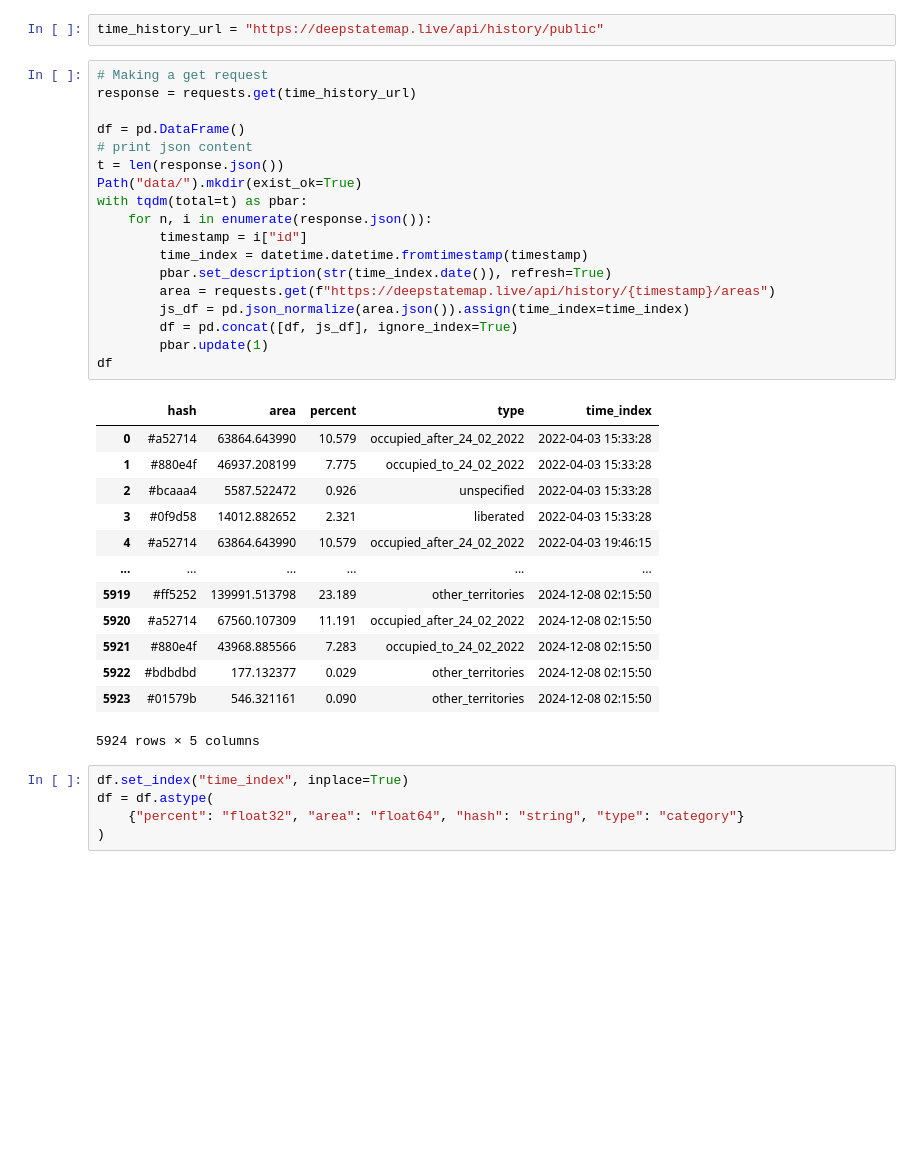
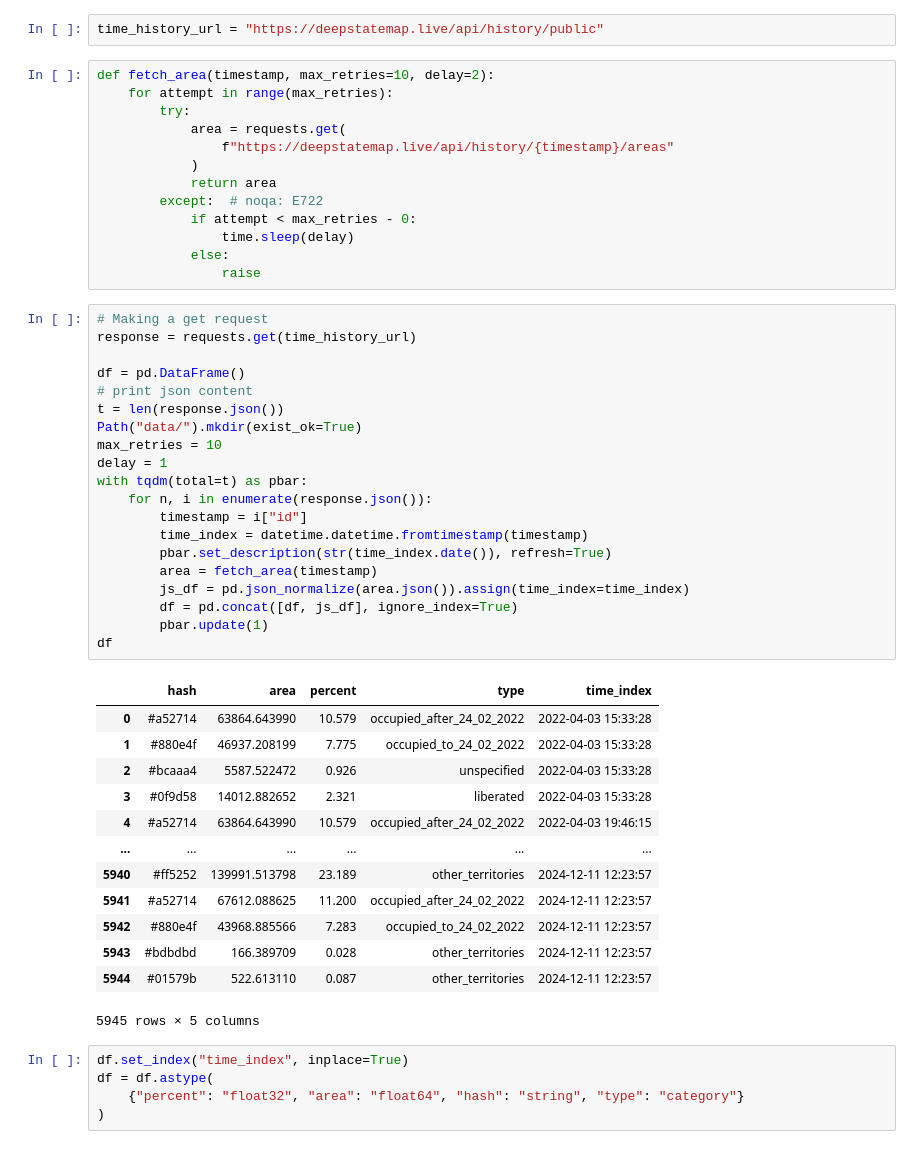
Before and after one commit to HexQuant/rua, a Jupyter notebook: area.ipynb, the cells around one changed output. Cells and saved outputs as stored; diff of their text form; blank space fills up the shorter version.

```diff
--- a/area.ipynb
+++ b/area.ipynb
@@ -35,38 +35,53 @@ Architecture: 64bit
 ## Загрузка данных
 # %%
 time_history_url = "https://deepstatemap.live/api/history/public"
+# %%
+def fetch_area(timestamp, max_retries=10, delay=2):
+    for attempt in range(max_retries):
+        try:
+            area = requests.get(
+                f"https://deepstatemap.live/api/history/{timestamp}/areas"
+            )
+            return area
+        except:  # noqa: E722
+            if attempt < max_retries - 0:
+                time.sleep(delay)
+            else:
+                raise
 # %%
 # Making a get request
 response = requests.get(time_history_url)
 
 df = pd.DataFrame()
 # print json content
 t = len(response.json())
 Path("data/").mkdir(exist_ok=True)
+max_retries = 10
+delay = 1
 with tqdm(total=t) as pbar:
     for n, i in enumerate(response.json()):
         timestamp = i["id"]
         time_index = datetime.datetime.fromtimestamp(timestamp)
         pbar.set_description(str(time_index.date()), refresh=True)
-        area = requests.get(f"https://deepstatemap.live/api/history/{timestamp}/areas")
+        area = fetch_area(timestamp)
         js_df = pd.json_normalize(area.json()).assign(time_index=time_index)
         df = pd.concat([df, js_df], ignore_index=True)
         pbar.update(1)
 df
 # %% [output]
 |  | hash | area | percent | type | time_index |
 | 0 | #a52714 | 63864.643990 | 10.579 | occupied_after_24_02_2022 | 2022-04-03 15:33:28 |
 | 1 | #880e4f | 46937.208199 | 7.775 | occupied_to_24_02_2022 | 2022-04-03 15:33:28 |
 | 2 | #bcaaa4 | 5587.522472 | 0.926 | unspecified | 2022-04-03 15:33:28 |
 | 3 | #0f9d58 | 14012.882652 | 2.321 | liberated | 2022-04-03 15:33:28 |
 | 4 | #a52714 | 63864.643990 | 10.579 | occupied_after_24_02_2022 | 2022-04-03 19:46:15 |
 | ... | ... | ... | ... | ... | ... |
-| 5919 | #ff5252 | 139991.513798 | 23.189 | other_territories | 2024-12-08 02:15:50 |
-| 5920 | #a52714 | 67560.107309 | 11.191 | occupied_after_24_02_2022 | 2024-12-08 02:15:50 |
-| 5921 | #880e4f | 43968.885566 | 7.283 | occupied_to_24_02_2022 | 2024-12-08 02:15:50 |
-| 5922 | #bdbdbd | 177.132377 | 0.029 | other_territories | 2024-12-08 02:15:50 |
-| 5923 | #01579b | 546.321161 | 0.090 | other_territories | 2024-12-08 02:15:50 |
+| 5940 | #ff5252 | 139991.513798 | 23.189 | other_territories | 2024-12-11 12:23:57 |
+| 5941 | #a52714 | 67612.088625 | 11.200 | occupied_after_24_02_2022 | 2024-12-11 12:23:57 |
+| 5942 | #880e4f | 43968.885566 | 7.283 | occupied_to_24_02_2022 | 2024-12-11 12:23:57 |
+| 5943 | #bdbdbd | 166.389709 | 0.028 | other_territories | 2024-12-11 12:23:57 |
+| 5944 | #01579b | 522.613110 | 0.087 | other_territories | 2024-12-11 12:23:57 |
-5924 rows × 5 columns
+5945 rows × 5 columns
 # %%
 df.set_index("time_index", inplace=True)
 df = df.astype(
```
Also changed, not shown: parts of 13 cells of this notebook, 2 other files.
